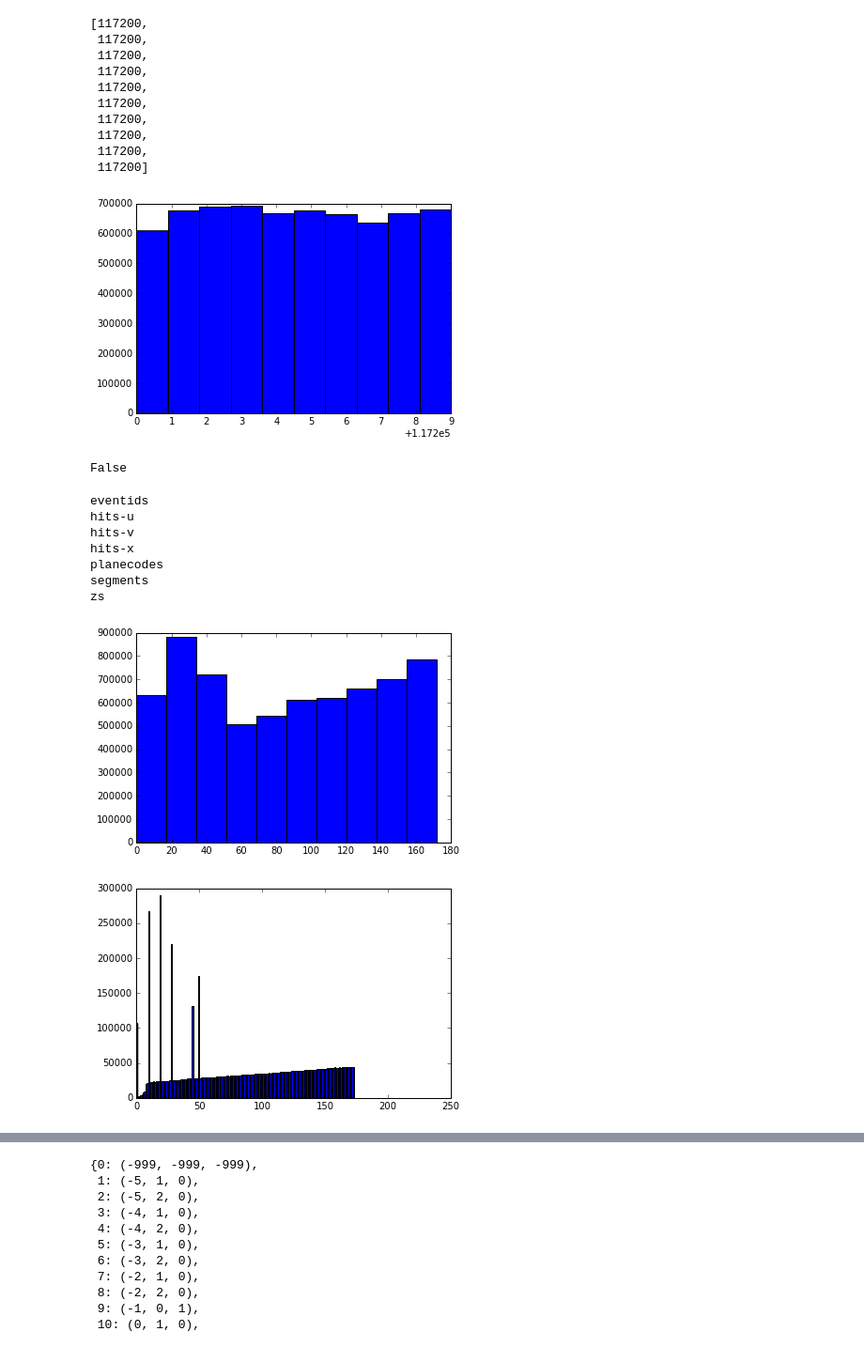
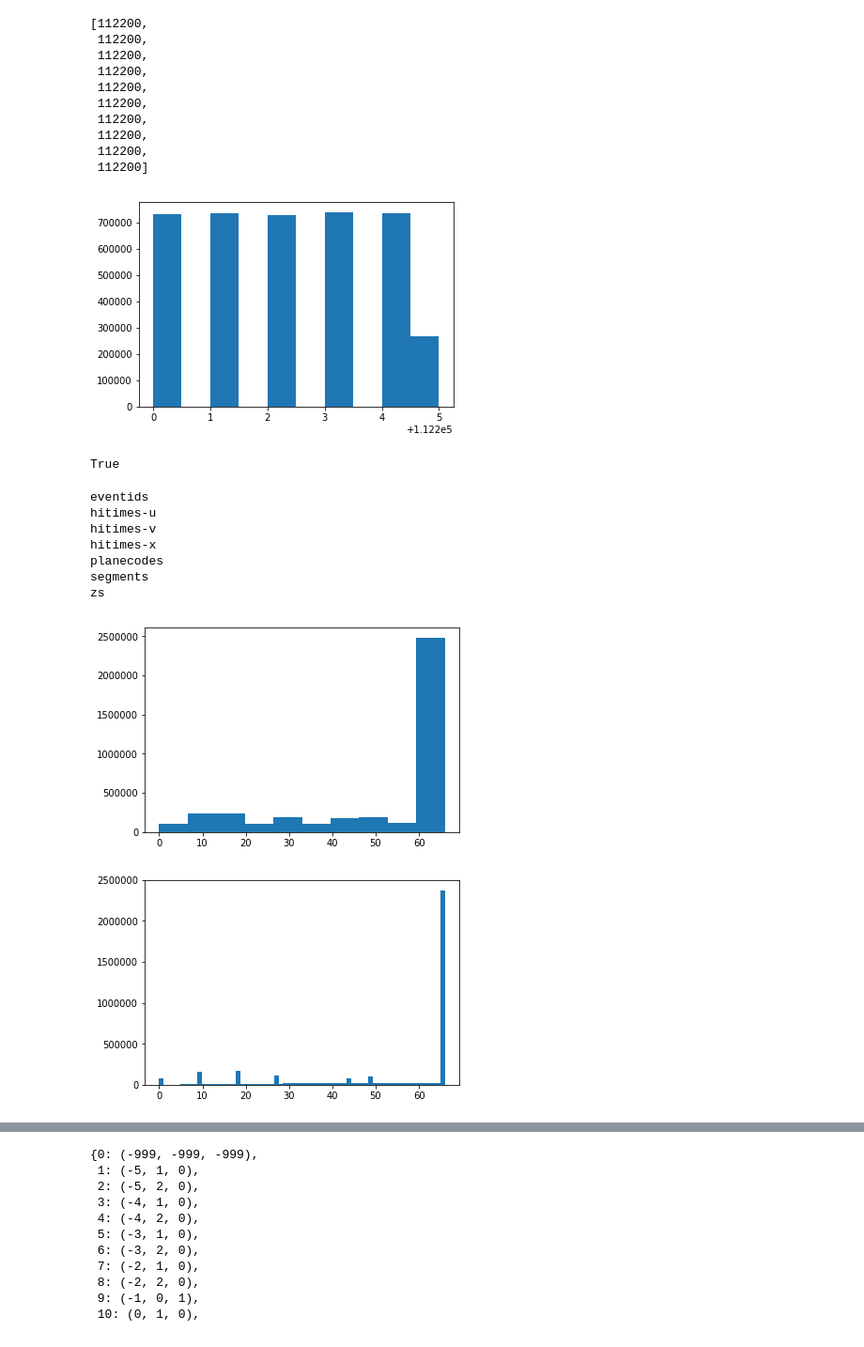
Before and after one commit to faizaakbar/ANNMINERvA, a Jupyter notebook: visualize_planecode_occupancy_stats.ipynb, the cells around one changed output, grey strips where cells are left out. Shown at 94% size. Saved outputs shown, nothing was run; the diff lists cells and outputs as text; code cells hidden in the pictures.

Commit message:
make some plots for the paper

```diff
--- a/visualize_planecode_occupancy_stats.ipynb
+++ b/visualize_planecode_occupancy_stats.ipynb
@@ -18,7 +18,7 @@ def decode_eventid(eventid):
     run = eventid
     return (run, subrun, gate, phys_evt)
 # %%
-f = h5py.File('../HDF5files/minosmatch_nukecczdefs_127x50x25_xuv_me1Amc.hdf5', 'r')
+f = h5py.File('../hdf5/minosmatch_nukecczdefs_genallzwitht_pcodecap66_127x50x25_xtxutuvtv_me1Bmc.hdf5', 'r')
 # %%
 len(f['eventids'][:])
 # %% [output]
@@ -32,40 +32,40 @@ n, bins, patches = plt.hist(f['eventids'])
 # %%
 runnums[:10]
 # %% [output]
-[117200,
- 117200,
- 117200,
- 117200,
- 117200,
- 117200,
- 117200,
- 117200,
- 117200,
- 117200]
+[112200,
+ 112200,
+ 112200,
+ 112200,
+ 112200,
+ 112200,
+ 112200,
+ 112200,
+ 112200,
+ 112200]
 # %%
 n, bins, patches = plt.hist(runnums)
 # %% [output]
-[figure, old version]
+[figure, new version]
 # %%
 any(np.array(runnums) == 112205)
 # %% [output]
-False
+True
 # %%
 for name in f:
     print name
 # %% [output]
 eventids
-hits-u
-hits-v
-hits-x
+hitimes-u
+hitimes-v
+hitimes-x
 planecodes
 segments
 zs
 # %%
 n, bins, patches = plt.hist(f['planecodes'])
 # %% [output]
-[figure, old version]
+[figure, new version]
 # %%
-_, _, _ = plt.hist(f['planecodes'], bins=214, range=(0, 214))
+_, _, _ = plt.hist(f['planecodes'], bins=67, range=(0, 66))
 # %% [output]
-[figure, old version]
+[figure, new version]
```
Also changed, not shown: parts of 11 cells of this notebook.
